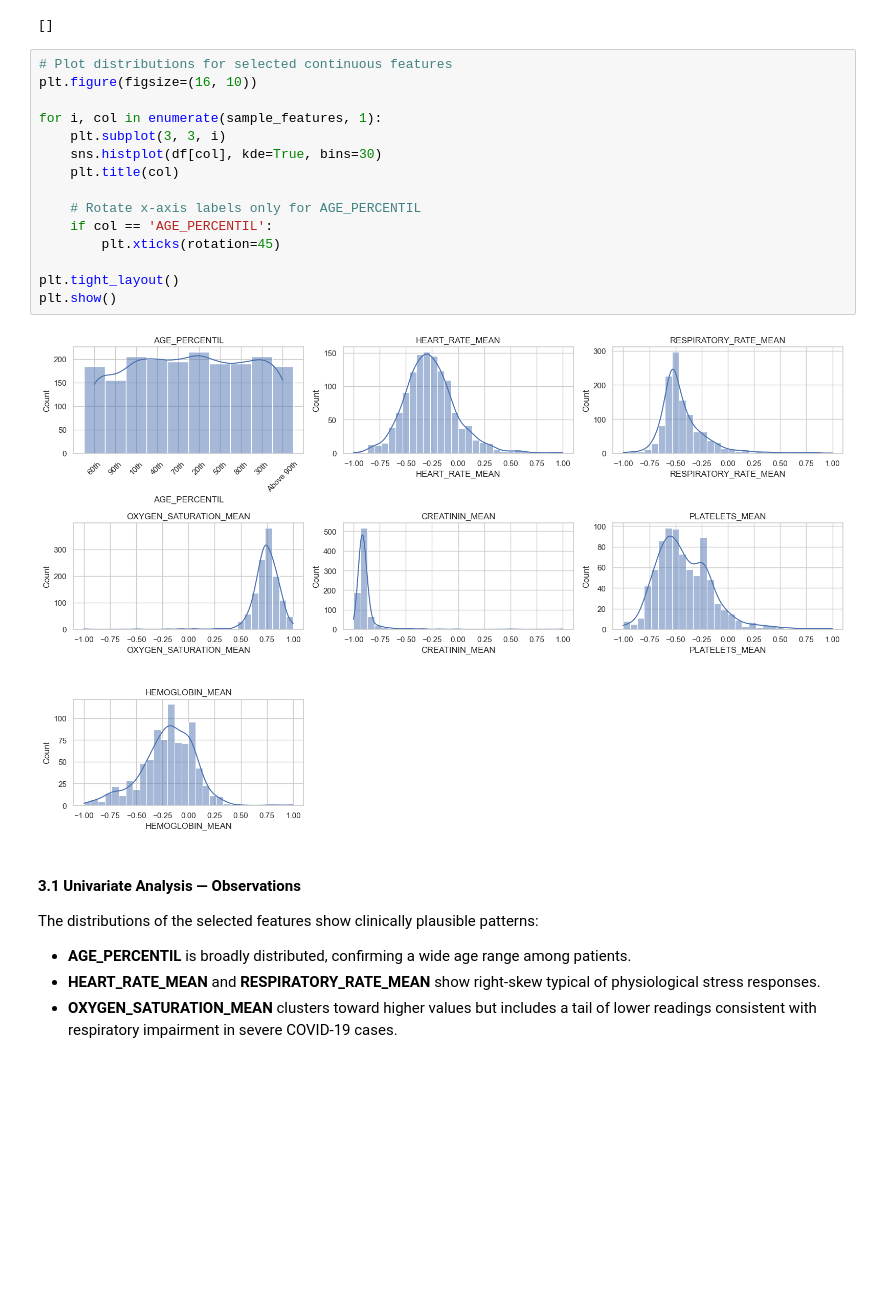
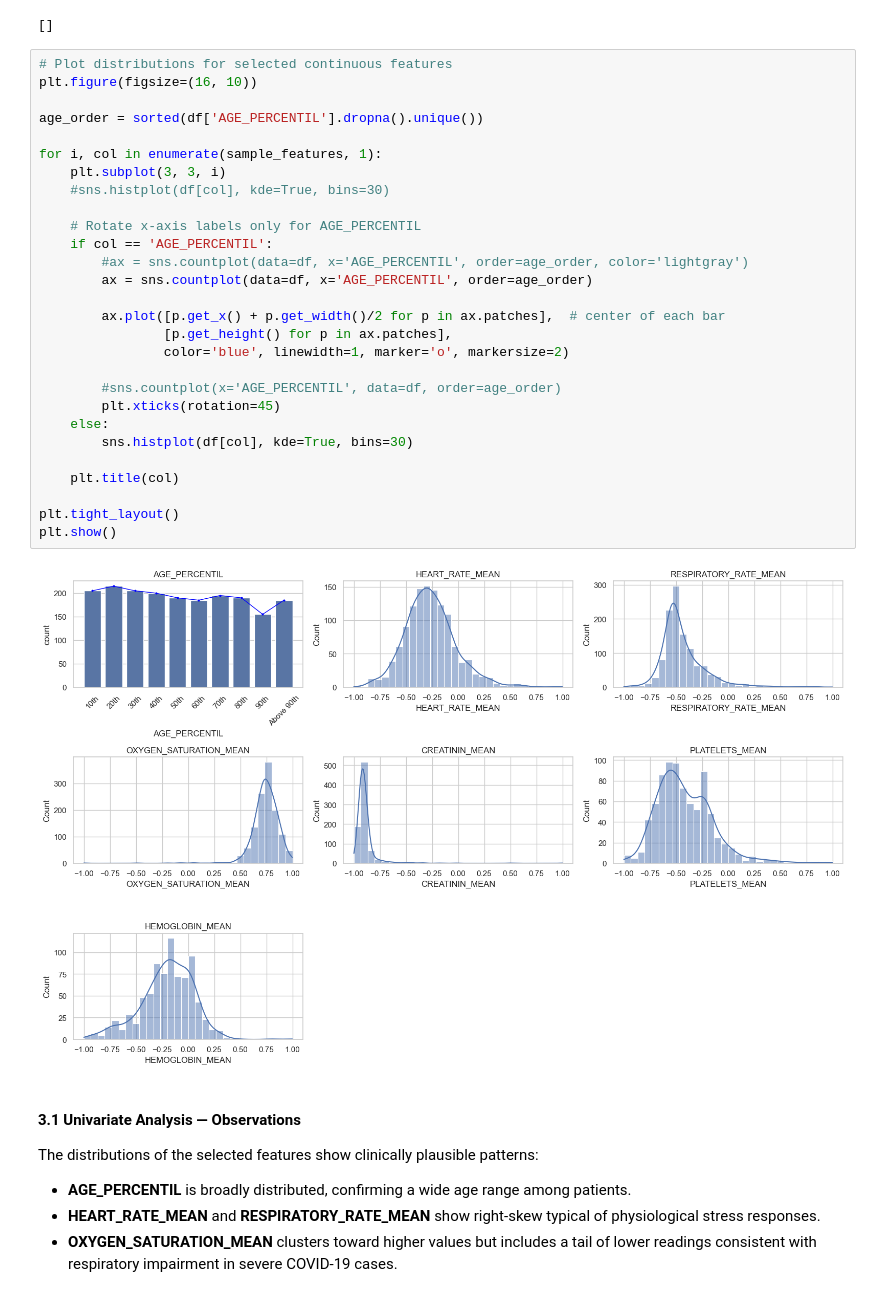
Before and after one commit to randel-bjorkquist/jupyter-notebooks-vscode, a Jupyter notebook: Project4_CapstoneProject_Analyzing_COVID19_Pandemic.ipynb, the cells around one changed output. Drawn from its saved outputs; the diff is of its cells as text; blank space fills up the shorter version.

```diff
--- a/Project4_CapstoneProject_Analyzing_COVID19_Pandemic.ipynb
+++ b/Project4_CapstoneProject_Analyzing_COVID19_Pandemic.ipynb
@@ -289,20 +289,33 @@ missing
 # %%
 # Plot distributions for selected continuous features
 plt.figure(figsize=(16, 10))
 
+age_order = sorted(df['AGE_PERCENTIL'].dropna().unique())
+
 for i, col in enumerate(sample_features, 1):
     plt.subplot(3, 3, i)
-    sns.histplot(df[col], kde=True, bins=30)
-    plt.title(col)
+    #sns.histplot(df[col], kde=True, bins=30)
 
     # Rotate x-axis labels only for AGE_PERCENTIL
     if col == 'AGE_PERCENTIL':
+        #ax = sns.countplot(data=df, x='AGE_PERCENTIL', order=age_order, color='lightgray')
+        ax = sns.countplot(data=df, x='AGE_PERCENTIL', order=age_order)
+
+        ax.plot([p.get_x() + p.get_width()/2 for p in ax.patches],  # center of each bar
+                [p.get_height() for p in ax.patches],
+                color='blue', linewidth=1, marker='o', markersize=2)
+
+        #sns.countplot(x='AGE_PERCENTIL', data=df, order=age_order)
         plt.xticks(rotation=45)
+    else:
+        sns.histplot(df[col], kde=True, bins=30)
+
+    plt.title(col)
 
 plt.tight_layout()
 plt.show()
 # %% [output]
-[figure, old version]
+[figure, new version]
 # %% [markdown]
 #### 3.1 Univariate Analysis — Observations
 
```
Also changed, not shown: parts of 19 cells of this notebook.
